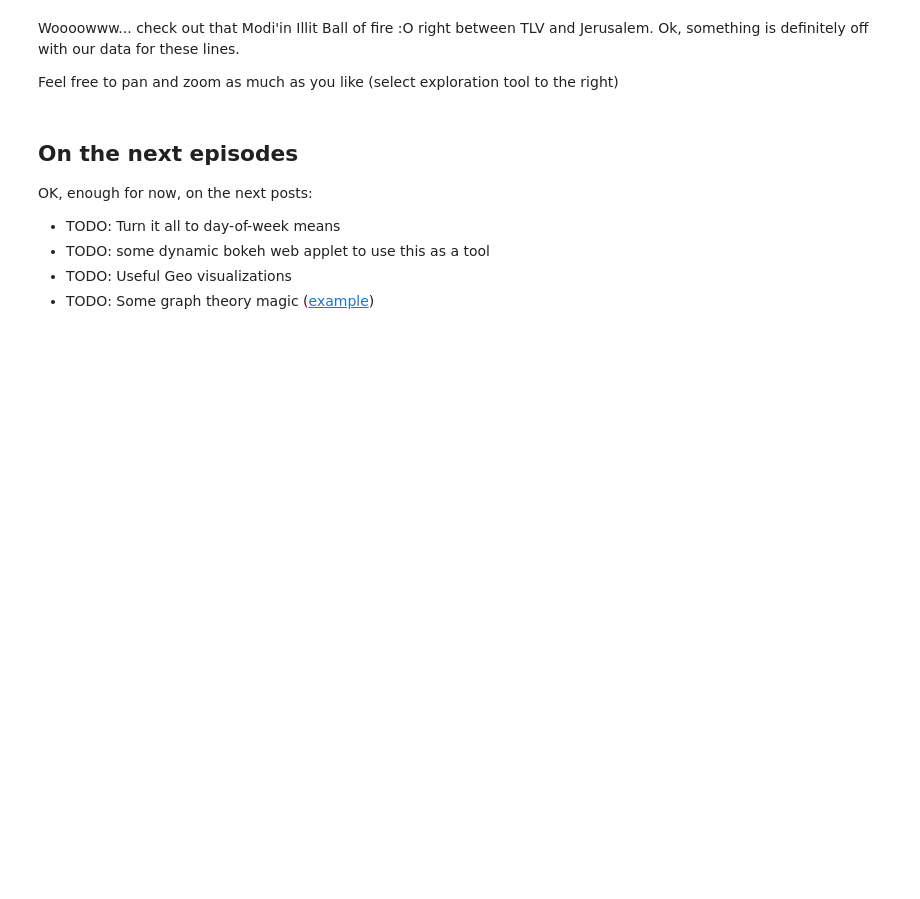
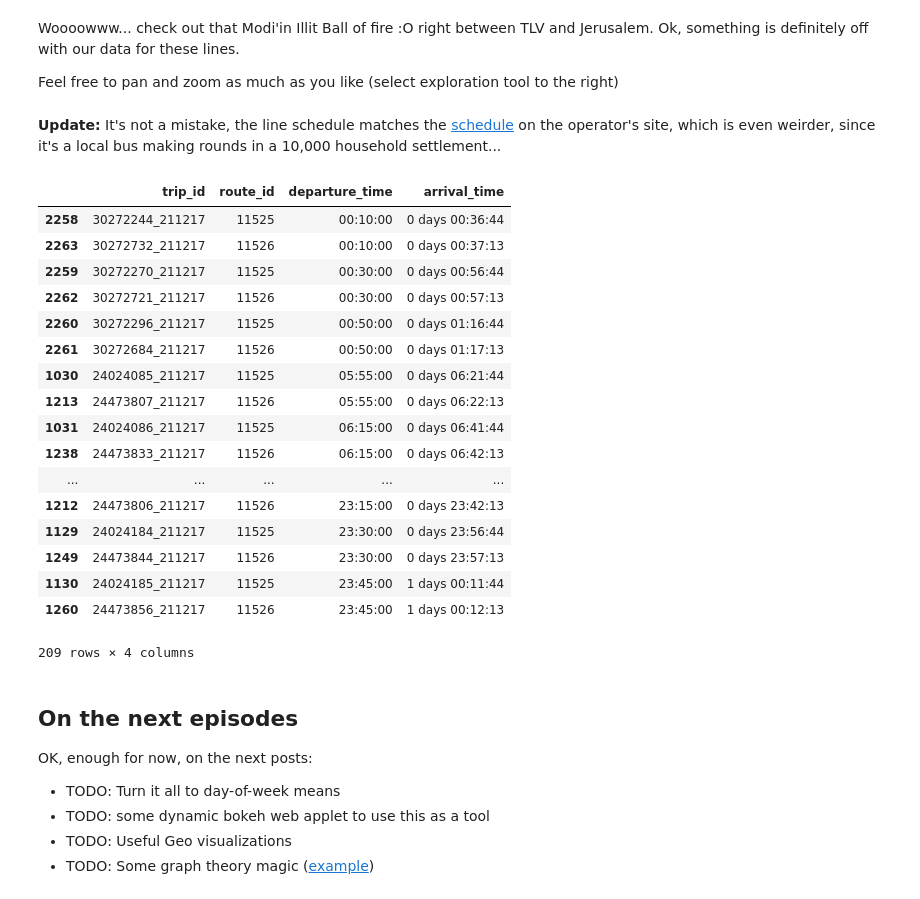
Before and after one commit to cjer/cjer-pelican, a Jupyter notebook: content/notebooks/openbus_2_concurrency.ipynb, the cells around one changed output. Saved outputs shown, nothing was run; the diff lists cells and outputs as text; code cells hidden in the pictures; blank space fills up the shorter version.

Commit message:
- update on modiin illit lines

```diff
--- a/content/notebooks/openbus_2_concurrency.ipynb
+++ b/content/notebooks/openbus_2_concurrency.ipynb
@@ -545,6 +545,29 @@ Woooowww... check out that Modi'in Illit Ball of fire :O right between TLV and J
 
 
 Feel free to pan and zoom as much as you like (select exploration tool to the right)
+# %% [markdown]
+**Update:** It's not a mistake, the line schedule matches the [schedule](http://www.kavim-t.co.il/download/files/%D7%9C%D7%95%D7%96%20%D7%97%D7%95%D7%A8%D7%A3%20%D7%97%D7%A9%D7%95%D7%9F%20%D7%AA%D7%A9%D7%A2%D7%97%20-%20%D7%9E%D7%95%D7%93%D7%99%D7%A2%D7%99%D7%9F%20%D7%A2%D7%99%D7%9C%D7%99%D7%AA.pdf) on the operator's site, which is even weirder, since it's a local bus making rounds in a 10,000 household settlement...
+# %%
+fr[fr.route_id.isin(['11525', '11526'])] # Line 6 Modi'in Illit, the same holds for line 5
+# %% [output]
+|  | trip_id | route_id | departure_time | arrival_time |
+| 2258 | 30272244_211217 | 11525 | 00:10:00 | 0 days 00:36:44 |
+| 2263 | 30272732_211217 | 11526 | 00:10:00 | 0 days 00:37:13 |
+| 2259 | 30272270_211217 | 11525 | 00:30:00 | 0 days 00:56:44 |
+| 2262 | 30272721_211217 | 11526 | 00:30:00 | 0 days 00:57:13 |
+| 2260 | 30272296_211217 | 11525 | 00:50:00 | 0 days 01:16:44 |
+| 2261 | 30272684_211217 | 11526 | 00:50:00 | 0 days 01:17:13 |
+| 1030 | 24024085_211217 | 11525 | 05:55:00 | 0 days 06:21:44 |
+| 1213 | 24473807_211217 | 11526 | 05:55:00 | 0 days 06:22:13 |
+| 1031 | 24024086_211217 | 11525 | 06:15:00 | 0 days 06:41:44 |
+| 1238 | 24473833_211217 | 11526 | 06:15:00 | 0 days 06:42:13 |
+| ... | ... | ... | ... | ... |
+| 1212 | 24473806_211217 | 11526 | 23:15:00 | 0 days 23:42:13 |
+| 1129 | 24024184_211217 | 11525 | 23:30:00 | 0 days 23:56:44 |
+| 1249 | 24473844_211217 | 11526 | 23:30:00 | 0 days 23:57:13 |
+| 1130 | 24024185_211217 | 11525 | 23:45:00 | 1 days 00:11:44 |
+| 1260 | 24473856_211217 | 11526 | 23:45:00 | 1 days 00:12:13 |
+209 rows × 4 columns
 # %% [markdown]
 ## On the next episodes
 OK, enough for now, on the next posts:
```
Also changed, not shown: parts of 1 cell of this notebook, 5 other files.
